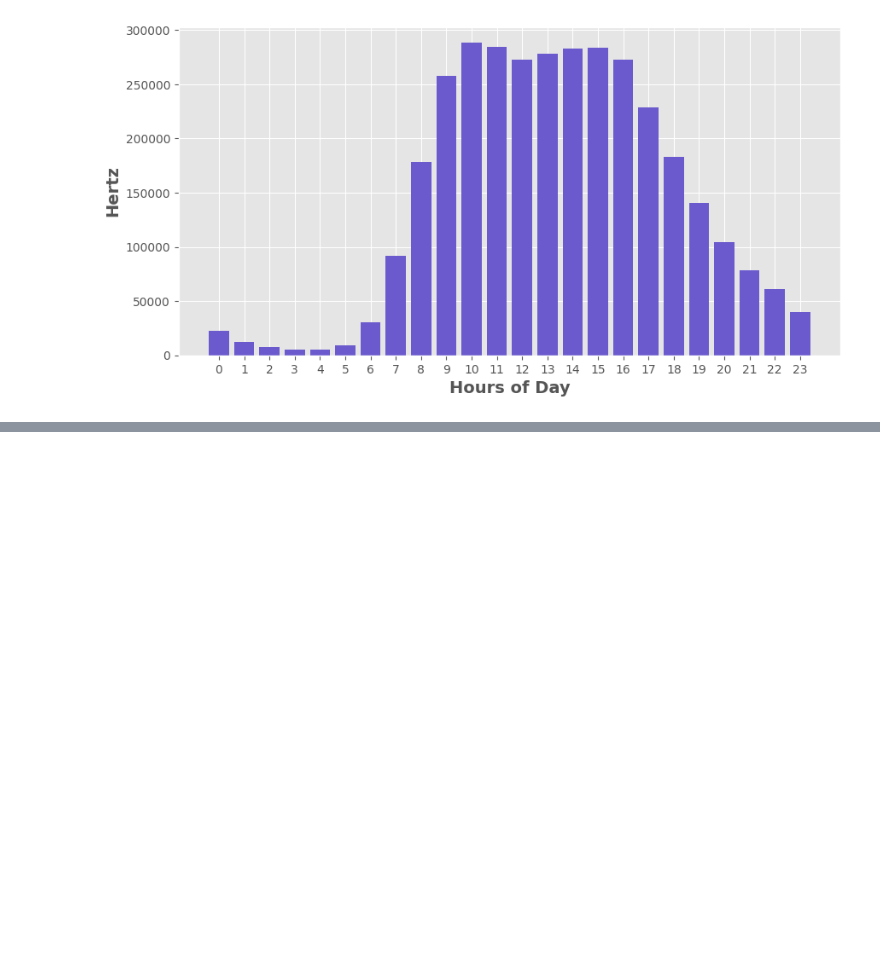
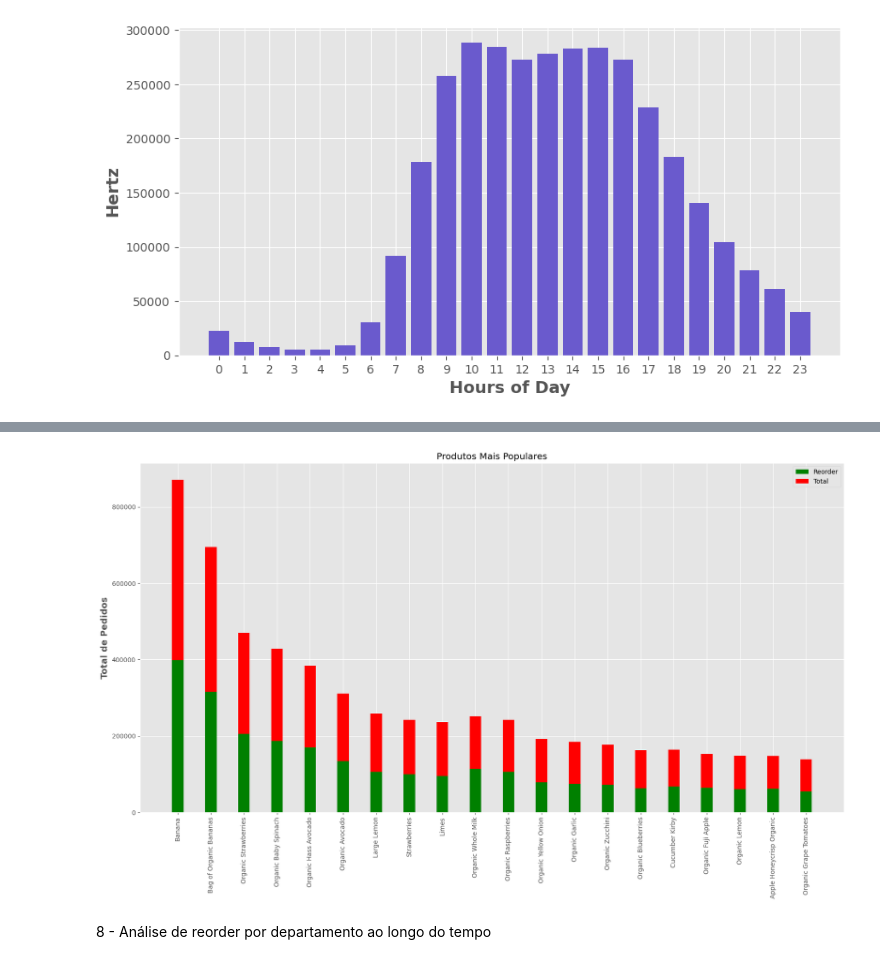
Before and after one commit to Lopes-debug/Data_Analysis_6_py, a Jupyter notebook: project_06.ipynb, the cells around one changed output, grey strips where cells are left out. Drawn from its saved outputs; the diff is of its cells as text; code cells hidden in the pictures; blank space fills up the shorter version.

```diff
--- a/project_06.ipynb
+++ b/project_06.ipynb
@@ -150,0 +165,4 @@ plt.show()
+# %%
+again = prod_prior.groupby('product_name')['reordered'].agg(['count', 'sum']).rename(columns={'count':'total','sum':'reorders'})
+again = again.sort_values('total', ascending=False).reset_index()
+again.head()
@@ -150,0 +176,18 @@ plt.show()
+# %%
+re20 = again['reorders'][0:20].tolist()
+to20 = again['total'][0:20].tolist()
+pro20 = again['product_name'][0:20].tolist()
+# %%
+width = 0.35
+fig, ax = plt.subplots(figsize=(20,10))
+ax.bar(pro20, re20, width, label='Reorder', color='green')
+ax.bar(pro20, to20, width, bottom=re20, label='Total', color='red')
+ax.set_ylabel('Total de Pedidos', fontsize=14, fontweight='bold')
+ax.legend()
+ax.set_title('Produtos Mais Populares')
+plt.xticks(rotation=90)
+plt.show()
+# %% [output]
+[figure, added]
+# %% [markdown]
+8 - Análise de reorder por departamento ao longo do tempo
```
Also changed, not shown: parts of 47 cells of this notebook.
